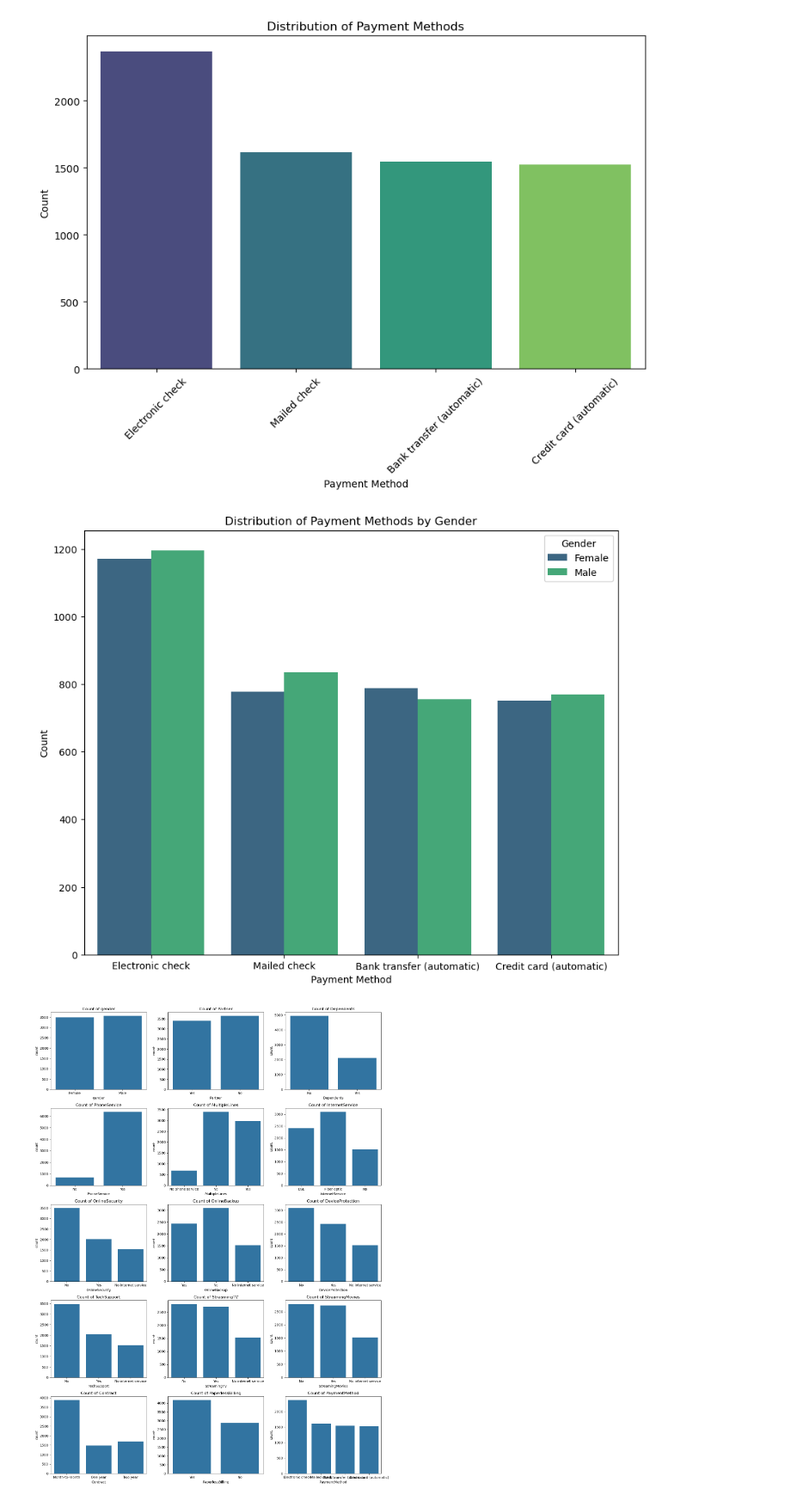
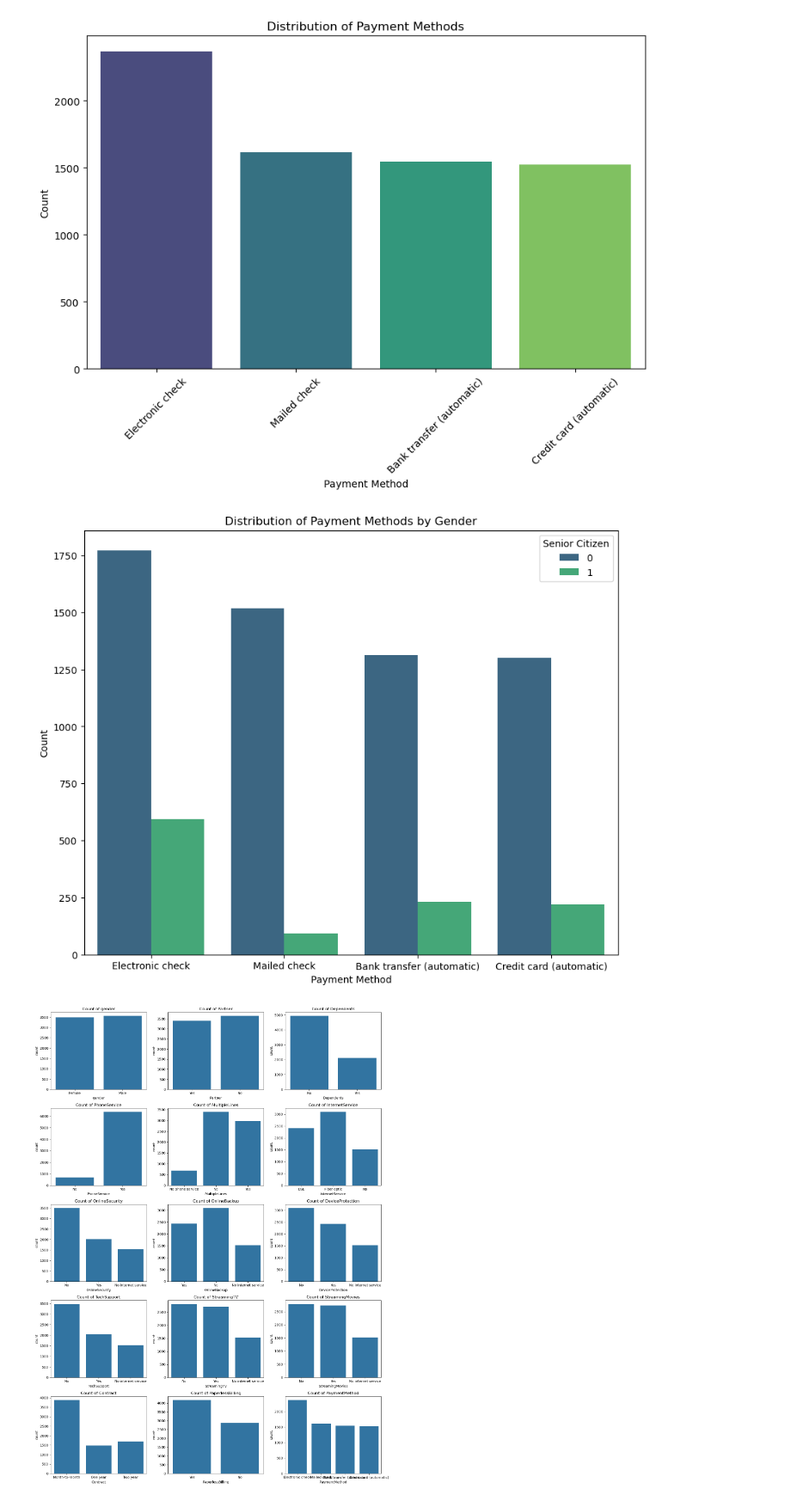
Before and after one commit to Majeedraheem/Telco-Customer-Churn, a Jupyter notebook: churn.ipynb, the cells around one changed output. Shown at 86% size. Saved outputs shown, nothing was run; the diff lists cells and outputs as text; code cells hidden in the pictures.

Commit message:
senior_paymentMethod

```diff
--- a/churn.ipynb
+++ b/churn.ipynb
@@ -183,19 +232,19 @@ plt.show()
 # %% [output]
 [figure]
 # %%
-
+#lets check how are the seniors paying their bills
 # Plot count of each payment method by gender
 plt.figure(figsize=(10, 8))
-sns.countplot(x='PaymentMethod', hue='gender', data=df, palette='viridis')
+sns.countplot(x='PaymentMethod', hue='SeniorCitizen', data=df, palette='viridis')
 plt.title('Distribution of Payment Methods by Gender')
 plt.xlabel('Payment Method')
 plt.ylabel('Count')
 #plt.xticks(rotation=45)
-plt.legend(title='Gender')
+plt.legend(title='Senior Citizen')
 plt.savefig("Payement Mothods Distrubtion")
 plt.show()
 # %% [output]
-[figure, old version]
+[figure, new version]
 # %%
 # Count plots for categorical features
 categorical_features = ['gender', 'Partner', 'Dependents', 'PhoneService', 'MultipleLines',
```
Also changed, not shown: parts of 22 cells of this notebook, 2 other files.
